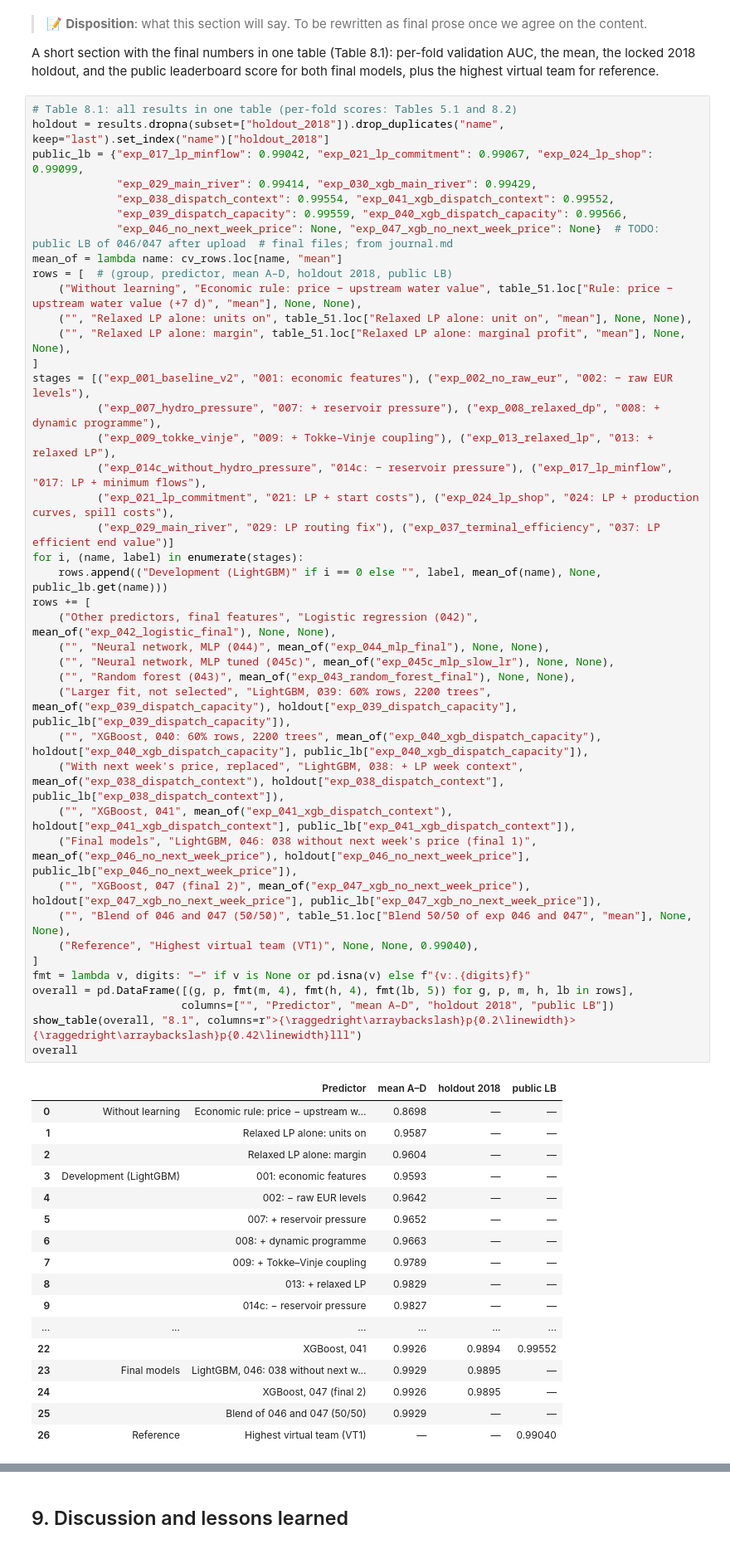
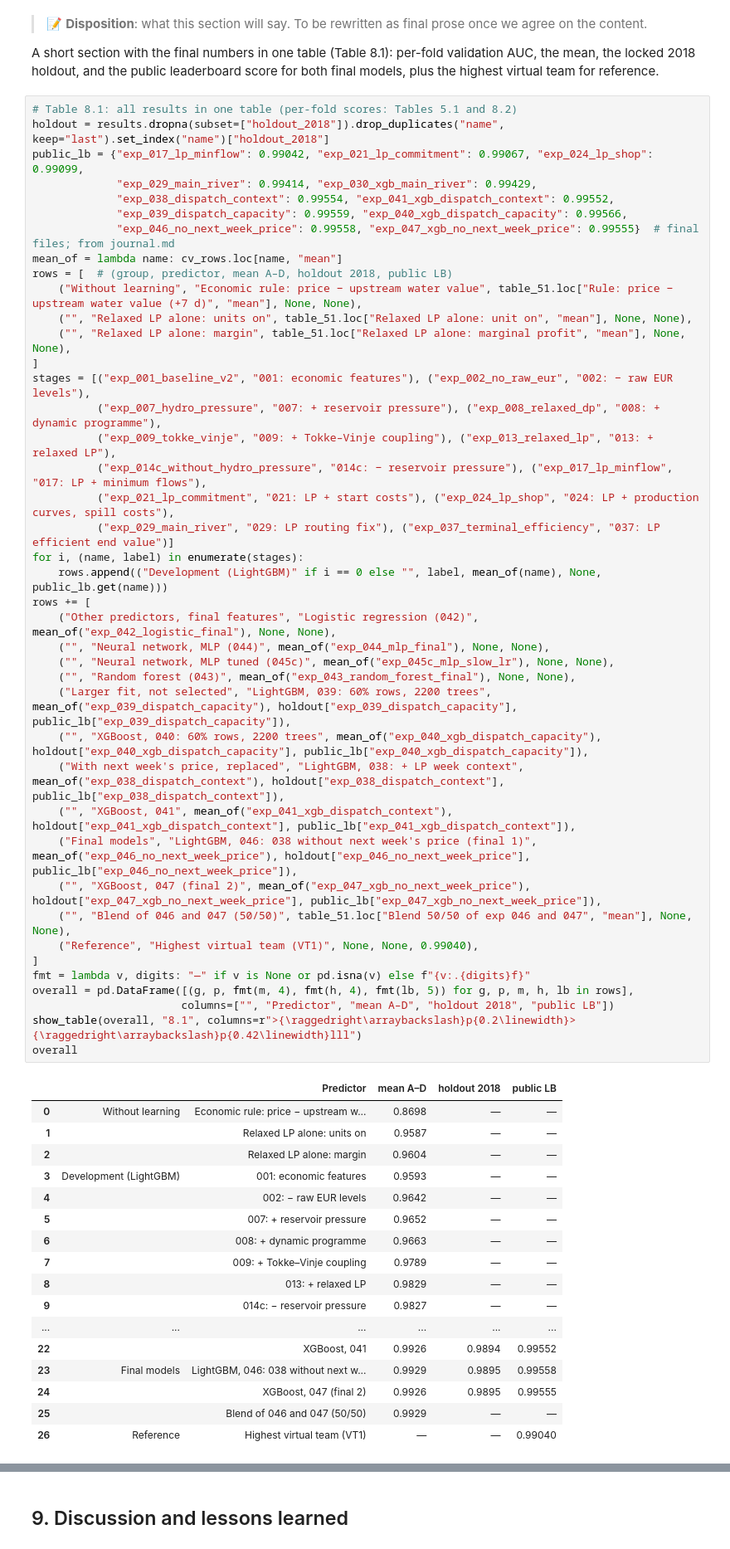
Before and after one commit to idatomine/Women-in-AI-tdt4173, a Jupyter notebook: Report.ipynb, the cells around one changed output, grey strips where cells are left out. Shown at 83% size. Drawn from its saved outputs; the diff is of its cells as text.

Commit message:
Updated with public score

```diff
--- a/Report.ipynb
+++ b/Report.ipynb
@@ -1376,7 +1376,7 @@ public_lb = {"exp_017_lp_minflow": 0.99042, "exp_021_lp_commitment": 0.99067, "e
              "exp_029_main_river": 0.99414, "exp_030_xgb_main_river": 0.99429,
              "exp_038_dispatch_context": 0.99554, "exp_041_xgb_dispatch_context": 0.99552,
              "exp_039_dispatch_capacity": 0.99559, "exp_040_xgb_dispatch_capacity": 0.99566,
-             "exp_046_no_next_week_price": None, "exp_047_xgb_no_next_week_price": None}  # TODO: public LB of 046/047 after upload  # final files; from journal.md
+             "exp_046_no_next_week_price": 0.99558, "exp_047_xgb_no_next_week_price": 0.99555}  # final files; from journal.md
 mean_of = lambda name: cv_rows.loc[name, "mean"]
 rows = [  # (group, predictor, mean A–D, holdout 2018, public LB)
     ("Without learning", "Economic rule: price − upstream water value", table_51.loc["Rule: price − upstream water value (+7 d)", "mean"], None, None),
@@ -1397,35 +1397,35 @@ rows += [
     ("", "Neural network, MLP tuned (045c)", mean_of("exp_045c_mlp_slow_lr"), None, None),
     ("", "Random forest (043)", mean_of("exp_043_random_forest_final"), None, None),
     ("Larger fit, not selected", "LightGBM, 039: 60% rows, 2200 trees", mean_of("exp_039_dispatch_capacity"), holdout["exp_039_dispatch_capacity"], public_lb["exp_039_dispatch_capacity"]),
     ("", "XGBoost, 040: 60% rows, 2200 trees", mean_of("exp_040_xgb_dispatch_capacity"), holdout["exp_040_xgb_dispatch_capacity"], public_lb["exp_040_xgb_dispatch_capacity"]),
     ("With next week's price, replaced", "LightGBM, 038: + LP week context", mean_of("exp_038_dispatch_context"), holdout["exp_038_dispatch_context"], public_lb["exp_038_dispatch_context"]),
     ("", "XGBoost, 041", mean_of("exp_041_xgb_dispatch_context"), holdout["exp_041_xgb_dispatch_context"], public_lb["exp_041_xgb_dispatch_context"]),
     ("Final models", "LightGBM, 046: 038 without next week's price (final 1)", mean_of("exp_046_no_next_week_price"), holdout["exp_046_no_next_week_price"], public_lb["exp_046_no_next_week_price"]),
     ("", "XGBoost, 047 (final 2)", mean_of("exp_047_xgb_no_next_week_price"), holdout["exp_047_xgb_no_next_week_price"], public_lb["exp_047_xgb_no_next_week_price"]),
     ("", "Blend of 046 and 047 (50/50)", table_51.loc["Blend 50/50 of exp 046 and 047", "mean"], None, None),
     ("Reference", "Highest virtual team (VT1)", None, None, 0.99040),
 ]
 fmt = lambda v, digits: "—" if v is None or pd.isna(v) else f"{v:.{digits}f}"
 overall = pd.DataFrame([(g, p, fmt(m, 4), fmt(h, 4), fmt(lb, 5)) for g, p, m, h, lb in rows],
                        columns=["", "Predictor", "mean A–D", "holdout 2018", "public LB"])
 show_table(overall, "8.1", columns=r">{\raggedright\arraybackslash}p{0.2\linewidth}>{\raggedright\arraybackslash}p{0.42\linewidth}lll")
 overall
 # %% [output]
 |  |  | Predictor | mean A–D | holdout 2018 | public LB |
 | 0 | Without learning | Economic rule: price − upstream w... | 0.8698 | — | — |
 | 1 |  | Relaxed LP alone: units on | 0.9587 | — | — |
 | 2 |  | Relaxed LP alone: margin | 0.9604 | — | — |
 | 3 | Development (LightGBM) | 001: economic features | 0.9593 | — | — |
 | 4 |  | 002: − raw EUR levels | 0.9642 | — | — |
 | 5 |  | 007: + reservoir pressure | 0.9652 | — | — |
 | 6 |  | 008: + dynamic programme | 0.9663 | — | — |
 | 7 |  | 009: + Tokke–Vinje coupling | 0.9789 | — | — |
 | 8 |  | 013: + relaxed LP | 0.9829 | — | — |
 | 9 |  | 014c: − reservoir pressure | 0.9827 | — | — |
 | ... | ... | ... | ... | ... | ... |
 | 22 |  | XGBoost, 041 | 0.9926 | 0.9894 | 0.99552 |
-| 23 | Final models | LightGBM, 046: 038 without next w... | 0.9929 | 0.9895 | — |
-| 24 |  | XGBoost, 047 (final 2) | 0.9926 | 0.9895 | — |
+| 23 | Final models | LightGBM, 046: 038 without next w... | 0.9929 | 0.9895 | 0.99558 |
+| 24 |  | XGBoost, 047 (final 2) | 0.9926 | 0.9895 | 0.99555 |
 | 25 |  | Blend of 046 and 047 (50/50) | 0.9929 | — | — |
 | 26 | Reference | Highest virtual team (VT1) | — | — | 0.99040 |
 # %%
```
Also changed, not shown: parts of 2 cells of this notebook, 17 other files.
